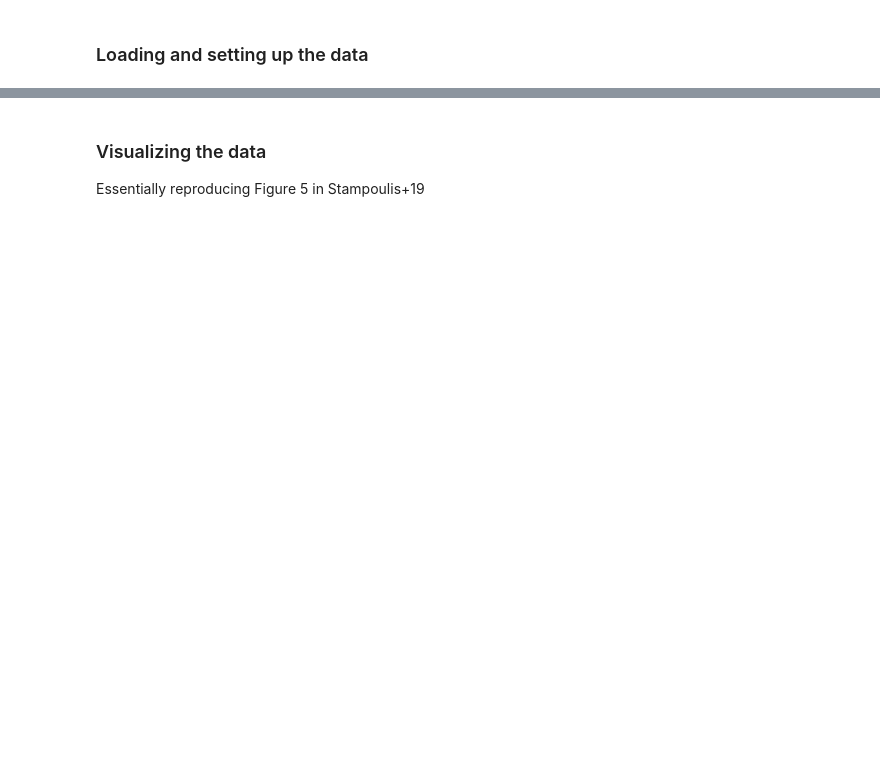
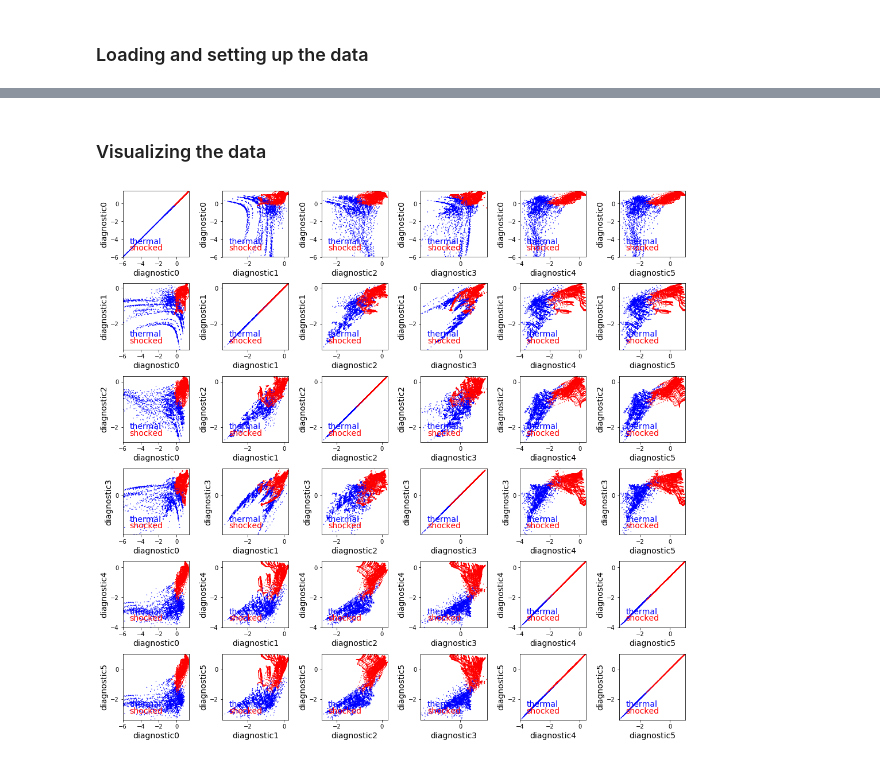
Before and after one commit to astrostatistics-in-crete/2019_summer_school, a Jupyter notebook: Classification/Classification_W.ipynb, the cells around one changed output, grey strips where cells are left out. Saved outputs shown, nothing was run; the diff lists cells and outputs as text; code cells hidden in the pictures; blank space fills up the shorter version.

```diff
--- a/Classification/Classification_W.ipynb
+++ b/Classification/Classification_W.ipynb
@@ -121,5 +76,54 @@ Total objects    | 130799
 # %% [markdown]
 ### Visualizing the data
-Essentially reproducing Figure 5 in Stampoulis+19
+# %%
+import matplotlib as mpl
+from matplotlib import pyplot as plt
+from matplotlib import colors
+
+# Creating a colormap where:
+#   blue <-> thermal
+#   red  <-> shocked
+cmap = mpl.colors.ListedColormap(['blue','red'])
+
+# Remeber that the sample X is organized as:
+#  X[:,0] <-> diagnostic 1
+#  X[:,1] <-> diagnostic 2
+#  X[:,2] <-> ...
+
+
+# PLOT EACH DIAGNOSITCS AGAINST THE OTHERS
+
+fig = plt.figure(figsize=(16, 16))
+fig.subplots_adjust(bottom=0.15, top=0.95, hspace=0.4, left=0.1, right=0.95, wspace=0.5)
+
+plot_counter= 0
+n_rows = int(X.shape[1]) - 1
+n_cols = int(X.shape[1]) - 1
+
+for j in range(n_cols):
+    for i in range(n_rows):
+
+
+            plot_counter+=1
+            xlim = [np.min(X[:, i]),np.max(X[:, i])]
+            ylim = [np.min(X[:, j]),np.max(X[:, j])]
+
+            ax = fig.add_subplot(n_rows, n_cols, plot_counter)
+            im = ax.scatter(X[:, i], X[:, j], c=y, s=2, lw=0, cmap=cmap, zorder=2)
+            ax.set_xlim(xlim)
+            ax.set_ylim(ylim)
+            ax.xaxis.set_major_locator(plt.MultipleLocator(2))
+            ax.yaxis.set_major_locator(plt.MultipleLocator(2))
+            ax.set_xlabel('diagnostic' + str(i), fontsize=14)
+            ax.set_ylabel('diagnostic' + str(j), fontsize=14)
+
+            # legend:
+            ax.text(0.1,0.20, "thermal", color='blue', transform=ax.transAxes, fontsize=14)
+            ax.text(0.1,0.10, "shocked", color='red',  transform=ax.transAxes, fontsize=14)
+
+
+plt.show()
+# %% [output]
+[figure, added]
 # %%
 import matplotlib as mpl
```
Also changed, not shown: parts of 21 cells of this notebook.
